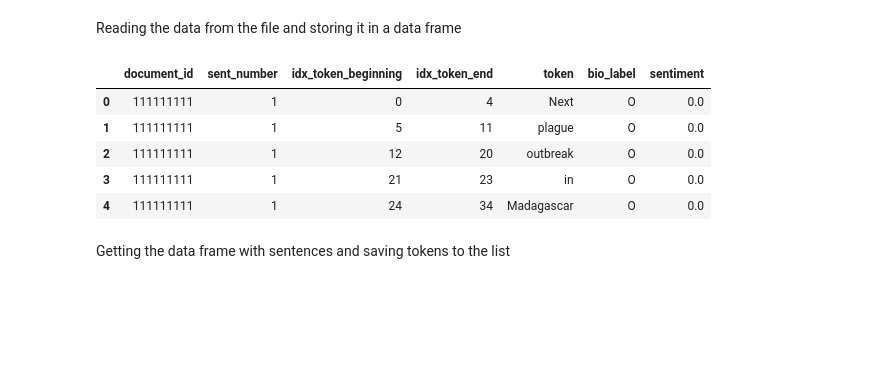
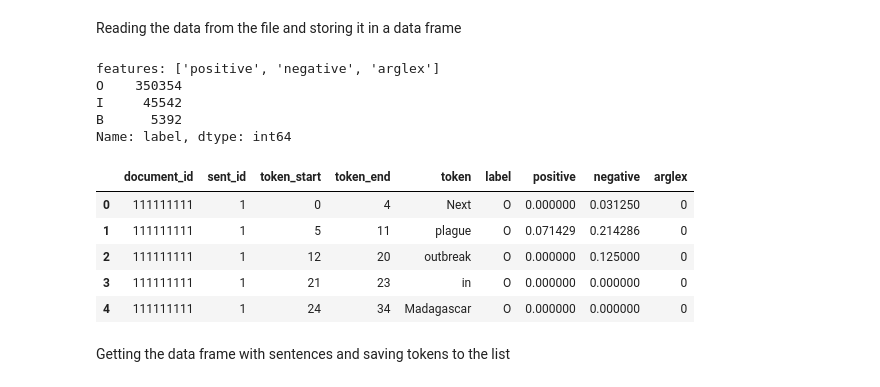
Before and after one commit to cicl-iscl/CyberWallE-propaganda-detection, a Jupyter notebook: models/baseline_lstm.ipynb, the cells around one changed output. Saved outputs shown, nothing was run; the diff lists cells and outputs as text; code cells hidden in the pictures; blank space fills up the shorter version.

Commit message:
Work with comments & headers in the model; some clean-up

```diff
--- a/models/baseline_lstm.ipynb
+++ b/models/baseline_lstm.ipynb
@@ -72,35 +64,53 @@ test_split = False
 Deciding on the data preprocessing type
 # %% [markdown]
 Reading the data from the file and storing it in a data frame
-# %%
-if input_type == InputType.IMPROVED:
-  train_url = 'https://raw.githubusercontent.com/cicl-iscl/CyberWallE/master/data/train-data-bio-improved.tsv?token=AD7GEDJSZEXG4DJTXIDCSY2542WA4'
-elif input_type == InputType.BASELINE:
-  train_url = 'https://raw.githubusercontent.com/cicl-iscl/CyberWallE/master/data/train-data-bio-baseline.tsv?token=AF75TYYBV4BIFHV3R5VNB2C537DZO'
-elif input_type == InputType.BASELINE_FIFTY:
-  train_url = 'https://raw.githubusercontent.com/cicl-iscl/CyberWallE/master/data/train-data-bio-baseline-50.tsv?token=AD7GEDL2V5JNNRXKNTPVGAC54WIEQ'
-elif input_type == InputType.BASELINE_TWENTY:
-  # Uploaded this as a temp file to this colab project
-  train_url = '/content/train-data-bio-baseline-20.tsv'
-elif input_type == InputType.BASELINE_FOURTY:
-  # Uploaded this as a temp file to this colab project
-  train_url = '/content/train-data-bio-baseline-40.tsv'
-elif input_type == InputType.IMPROVED_SENTIMENT:
-  # Uploaded this as a temp file to this colab project
-  train_url = '/content/train-data-bio-improved-sentiment.tsv'
-
-names = ["document_id", "sent_number","idx_token_beginning", "idx_token_end", "token", "bio_label"]
-if add_sentiment_features:
-  names.append("sentiment")
-
-train_df = pd.read_csv(train_url, sep='\t',names=names, quoting = 3)
-train_df.head()
-# %% [output]
-|  | document_id | sent_number | idx_token_beginning | idx_token_end | token | bio_label | sentiment |
-| 0 | 111111111 | 1 | 0 | 4 | Next | O | 0.0 |
-| 1 | 111111111 | 1 | 5 | 11 | plague | O | 0.0 |
-| 2 | 111111111 | 1 | 12 | 20 | outbreak | O | 0.0 |
-| 3 | 111111111 | 1 | 21 | 23 | in | O | 0.0 |
-| 4 | 111111111 | 1 | 24 | 34 | Madagascar | O | 0.0 |
+# %%
+# Version for files that are not specified via a URL:
+# def get_comments(filename):
+#   with open(filename, 'r', encoding='utf8') as f:
+#     commentiter = takewhile(lambda s: s.startswith('#'), f)
+#     comments = list(commentiter)
+#   return comments
+
+def get_comments(filename):
+  comments = []
+  with urllib.request.urlopen(filename) as f:
+    for line in f:
+      if line.startswith(b'#'):
+        comments.append(line)
+      else:
+        break
+  return comments
+# %%
+# We're getting the comments this way so we can:
+# - add them to the output
+# - parse lines that contain '#' as the token
+train_comments = get_comments(train_url)
+dev_comments = get_comments(dev_url)
+assert train_comments == dev_comments
+train_df = pd.read_csv(train_url, sep='\t', skiprows=len(train_comments), quoting=3)
+dev_df = pd.read_csv(dev_url, sep='\t', skiprows=len(dev_comments), quoting=3)
+
+std_cols = ['document_id', 'sent_id', 'token_start', 'token_end', 'token', 'label']
+feature_cols = []
+for col in train_df.columns:
+  if col not in std_cols:
+    feature_cols.append(col)
+
+print('features:', feature_cols)
+print(train_df["label"].value_counts())
+train_df.head()
+# %% [output]
+features: ['positive', 'negative', 'arglex']
+O    350354
+I     45542
+B      5392
+Name: label, dtype: int64
+|  | document_id | sent_id | token_start | token_end | token | label | positive | negative | arglex |
+| 0 | 111111111 | 1 | 0 | 4 | Next | O | 0.000000 | 0.031250 | 0 |
+| 1 | 111111111 | 1 | 5 | 11 | plague | O | 0.071429 | 0.214286 | 0 |
+| 2 | 111111111 | 1 | 12 | 20 | outbreak | O | 0.000000 | 0.125000 | 0 |
+| 3 | 111111111 | 1 | 21 | 23 | in | O | 0.000000 | 0.000000 | 0 |
+| 4 | 111111111 | 1 | 24 | 34 | Madagascar | O | 0.000000 | 0.000000 | 0 |
 # %% [markdown]
 Getting the data frame with sentences and saving tokens to the list
```
Also changed, not shown: parts of 56 cells of this notebook.
